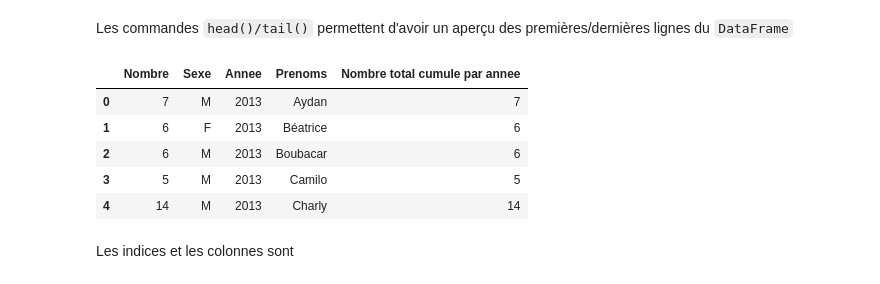
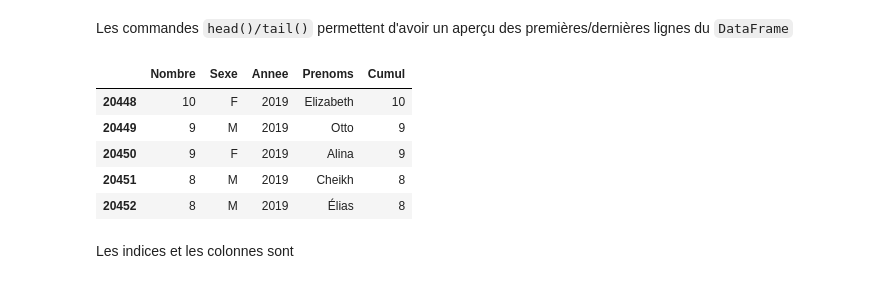
Before and after one commit to xgarrido/master_python_teaching, a Jupyter notebook: slides/04_slide_pandas.ipynb, the cells around one changed output. Drawn from its saved outputs; the diff is of its cells as text; code cells hidden in the pictures.

```diff
--- a/slides/04_slide_pandas.ipynb
+++ b/slides/04_slide_pandas.ipynb
@@ -25,14 +32,16 @@ data = pd.read_csv("https://www.data.gouv.fr/fr/datasets/r/30800be0-8b72-4e89-9e
+# %%
+data = pd.read_csv("./data/liste_des_prenoms.csv", sep=";")
 # %% [markdown]
 Les commandes `head()/tail()` permettent d'avoir un aperçu des premières/dernières lignes du `DataFrame`
 # %%
-data.head()
+data.tail()
 # %% [output]
-|  | Nombre | Sexe | Annee | Prenoms | Nombre total cumule par annee |
-| 0 | 7 | M | 2013 | Aydan | 7 |
-| 1 | 6 | F | 2013 | Béatrice | 6 |
-| 2 | 6 | M | 2013 | Boubacar | 6 |
-| 3 | 5 | M | 2013 | Camilo | 5 |
-| 4 | 14 | M | 2013 | Charly | 14 |
+|  | Nombre | Sexe | Annee | Prenoms | Cumul |
+| 20448 | 10 | F | 2019 | Elizabeth | 10 |
+| 20449 | 9 | M | 2019 | Otto | 9 |
+| 20450 | 9 | F | 2019 | Alina | 9 |
+| 20451 | 8 | M | 2019 | Cheikh | 8 |
+| 20452 | 8 | M | 2019 | Élias | 8 |
 # %% [markdown]
 Les indices et les colonnes sont
 # %%
```
Also changed, not shown: parts of 21 cells of this notebook, 5 other files.
